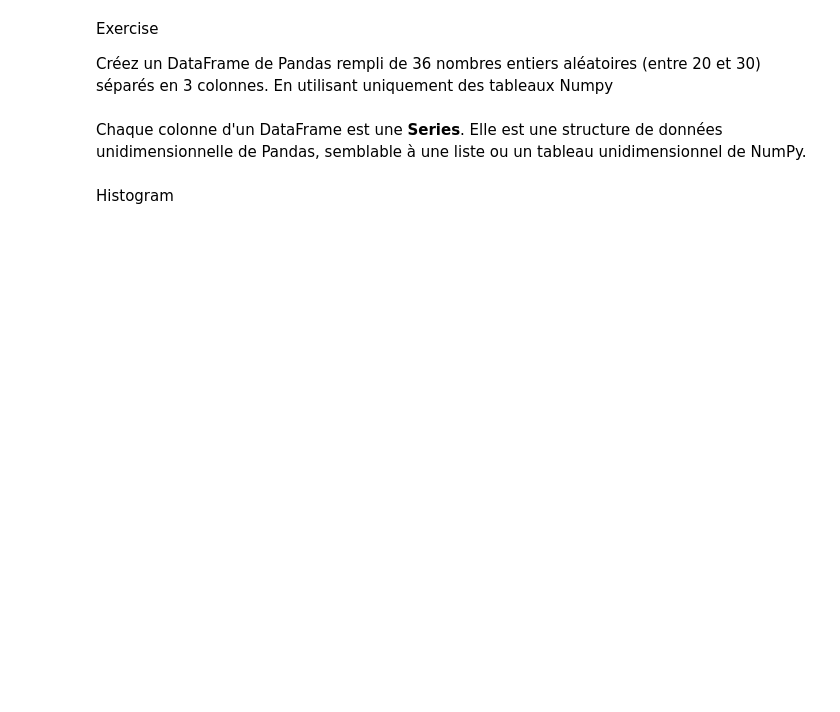
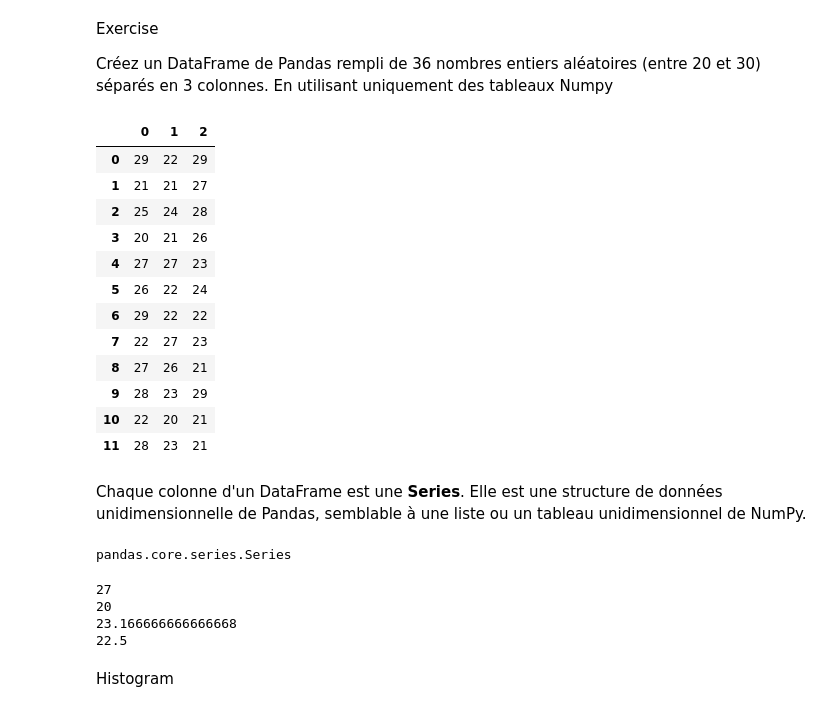
Before and after one commit to mrgeooo14/nomades_to_submit, a Jupyter notebook: DS_day3_pandas.ipynb, the cells around one changed output. Saved outputs shown, nothing was run; the diff lists cells and outputs as text; code cells hidden in the pictures; blank space fills up the shorter version.

```diff
--- a/DS_day3_pandas.ipynb
+++ b/DS_day3_pandas.ipynb
@@ -44,15 +55,46 @@ Exercise
 Créez un DataFrame de Pandas rempli de 36 nombres entiers aléatoires (entre 20 et 30) séparés en 3 colonnes.
 En utilisant uniquement des tableaux Numpy
 # %%
-df = pd.DataFrame(np.random.randint(20, 30, 36).reshape(12, 3), columns=np.arange(1, 4, 1))
+df = pd.DataFrame(np.random.randint(20, 30, 36).reshape(12, 3))
 df
+# %% [output]
+|  | 0 | 1 | 2 |
+| 0 | 29 | 22 | 29 |
+| 1 | 21 | 21 | 27 |
+| 2 | 25 | 24 | 28 |
+| 3 | 20 | 21 | 26 |
+| 4 | 27 | 27 | 23 |
+| 5 | 26 | 22 | 24 |
+| 6 | 29 | 22 | 22 |
+| 7 | 22 | 27 | 23 |
+| 8 | 27 | 26 | 21 |
+| 9 | 28 | 23 | 29 |
+| 10 | 22 | 20 | 21 |
+| 11 | 28 | 23 | 21 |
 # %% [markdown]
 Chaque colonne d'un DataFrame est une **Series**. Elle est une structure de données unidimensionnelle de Pandas, semblable à une liste ou un tableau unidimensionnel de NumPy.
 # %%
 #### type, name, info, is_unique
-our_series = []
+our_series = df[1]
+type(our_series)
+# %% [output]
+pandas.core.series.Series
 # %%
 ### Combiner Numpy et Pandas comme des boîtes de lego
+
+### valeur maximale
+print(our_series.max())
+
+print(our_series.min())
+
+print(our_series.mean())
+
+print(our_series.median())
+# %% [output]
+27
+20
+23.166666666666668
+22.5
 # %% [markdown]
 Histogram
 # %%
```
Also changed, not shown: parts of 14 cells of this notebook, 3 other files.
